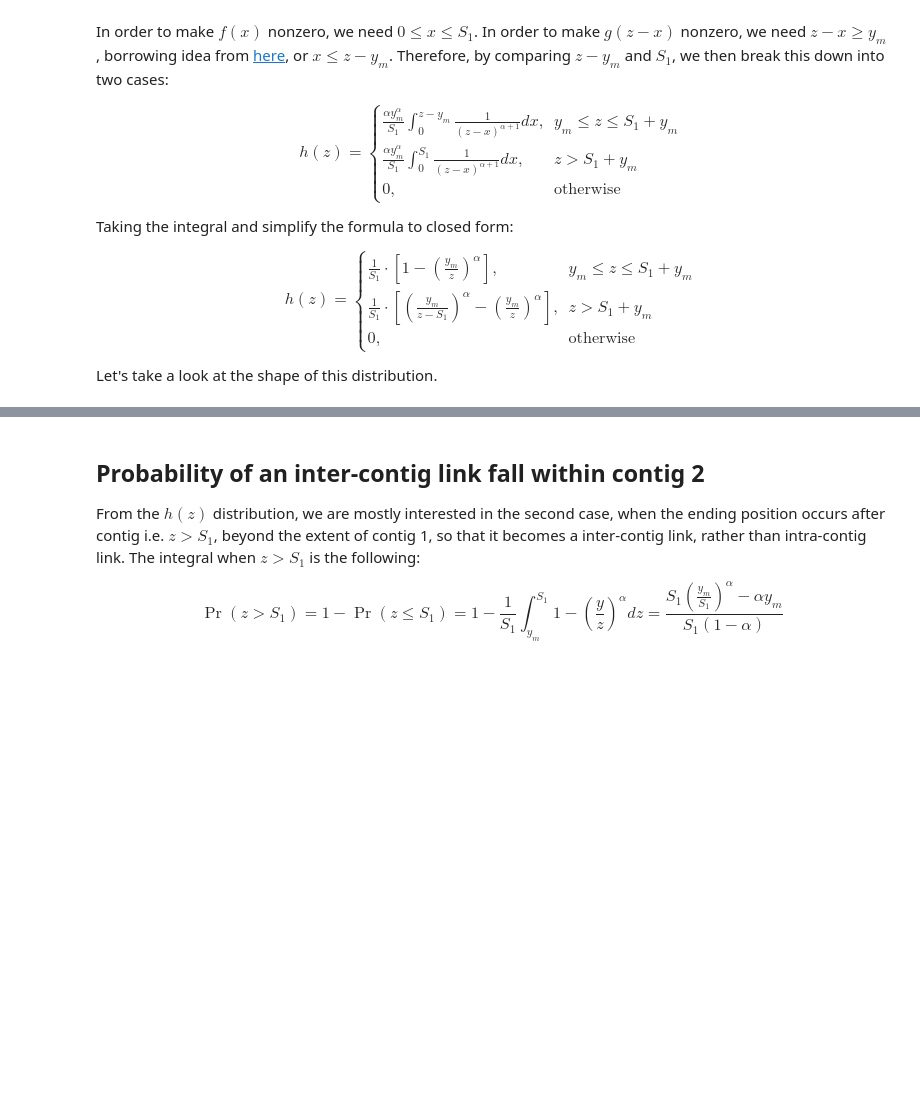
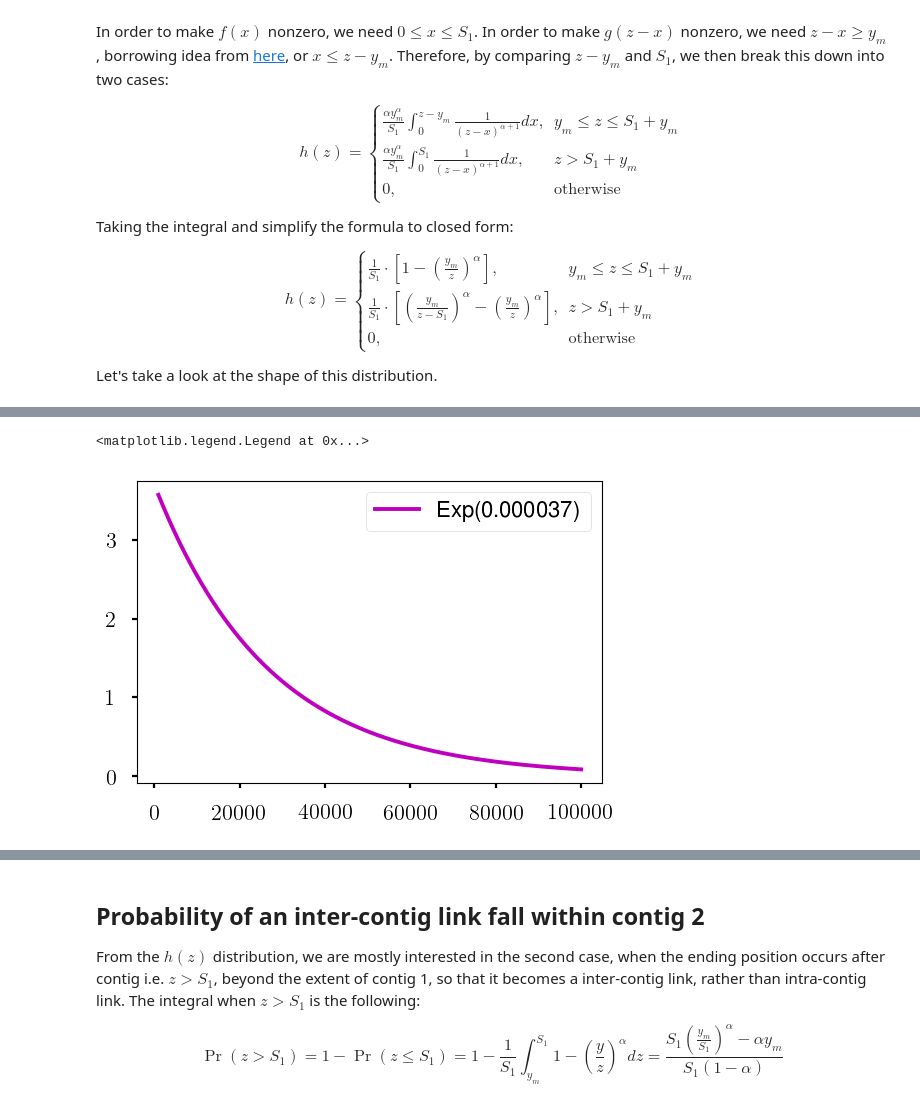
Before and after one commit to tanghaibao/allhic, a Jupyter notebook: notebooks/Probability-distribution-HIC.ipynb, the cells around one changed output, grey strips where cells are left out. Drawn from its saved outputs; the diff is of its cells as text; code cells hidden in the pictures; blank space fills up the shorter version.

```diff
--- a/notebooks/Probability-distribution-HIC.ipynb
+++ b/notebooks/Probability-distribution-HIC.ipynb
@@ -87,0 +122,17 @@ ax.set_ylabel("Probability density")
+# %%
+# Exponential
+lambda_hat = 1 / np.mean(dists)
+ymm = dists.min()
+
+def exponential_pdf(t, L):
+    """ Returns pdf for exponential distribution
+    """
+    return L * np.exp(-L * t);
+
+t = np.arange(ymm, 100000)
+line, = plt.plot(t, exponential_pdf(t, lambda_hat) * (100000 - ymm), "m-")
+line.set_label('Exp({:.6f})'.format(lambda_hat))
+plt.gca().legend()
+# %% [output]
+<matplotlib.legend.Legend at 0x...>
+[figure, added]
```
Also changed, not shown: parts of 8 cells of this notebook.
